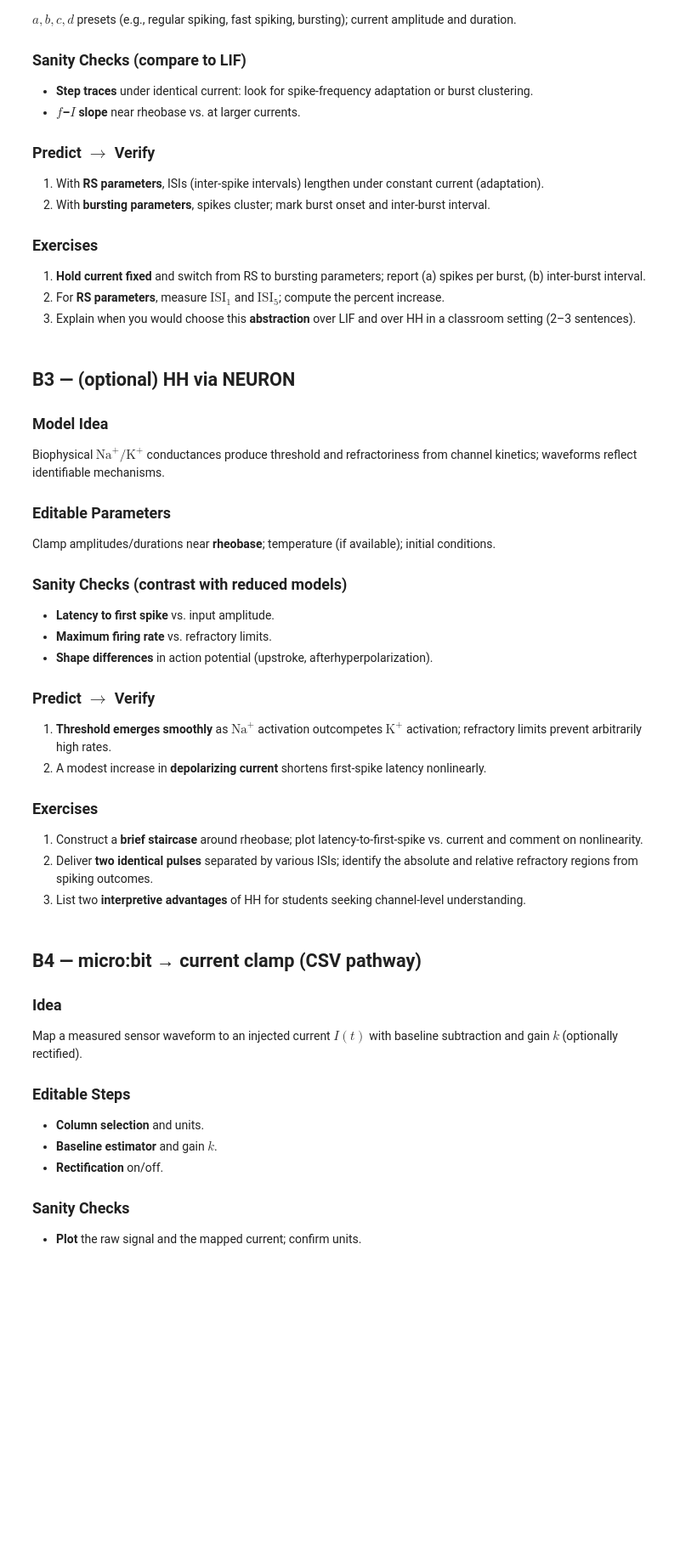
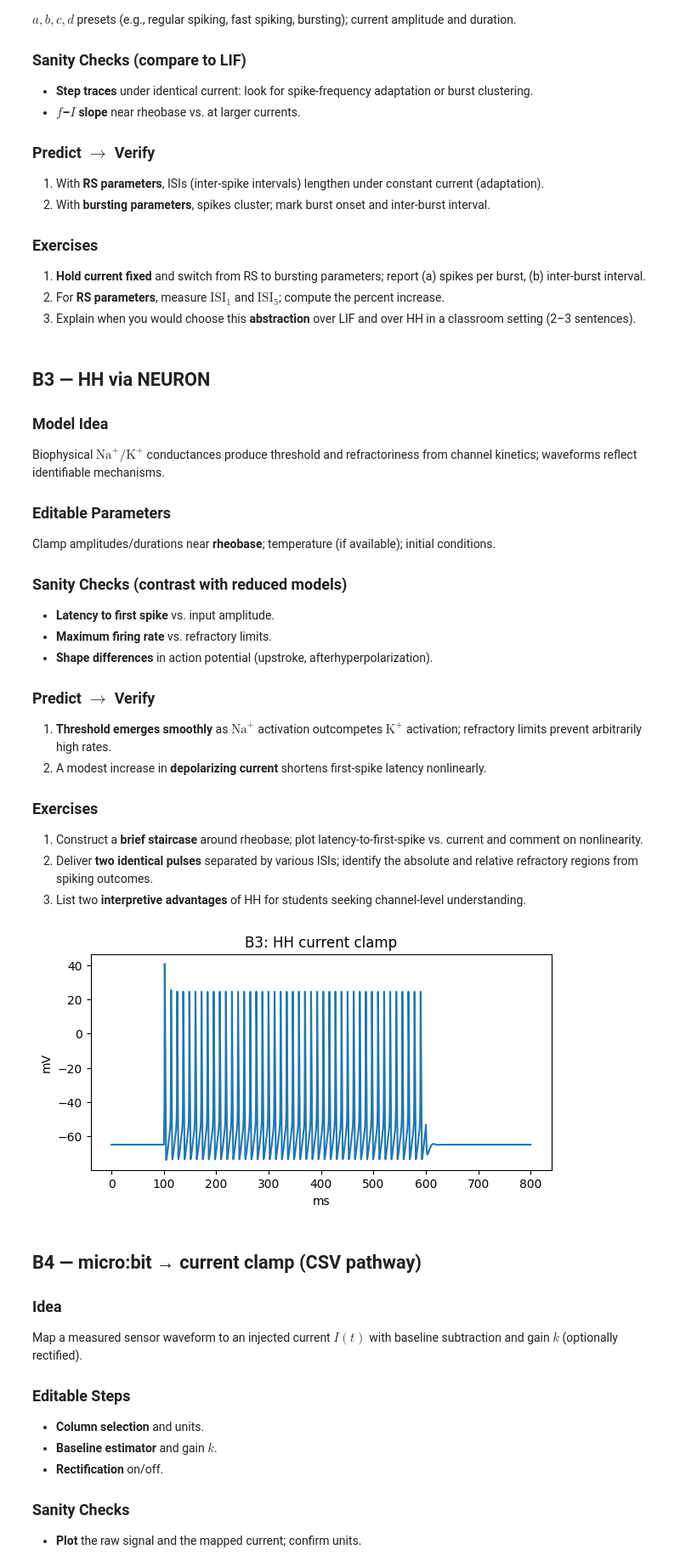
Before and after one commit to cyneuro/Chapter_Colabs, a Jupyter notebook: Colab_B.ipynb, the cells around one changed output. Shown at 85% size. Saved outputs shown, nothing was run; the diff lists cells and outputs as text; code cells hidden in the pictures; blank space fills up the shorter version.

```diff
--- a/Colab_B.ipynb
+++ b/Colab_B.ipynb
@@ -141,13 +141,15 @@ Predict one notebook cell you expect to be unavailable if NEURON fails to load (
 Define a grading rubric for “notebook is reproducible” in 3 bullets (seed control, figure labels, parameter table).
 ### 🔰 B0 Starter (run once) <a id='b0'></a>
 # %%
+# Install dependencies with quotes around the version constraint
+!pip install -q neuron "numpy<2.1" matplotlib --upgrade
 
-# Install everything
-!pip -q install numpy matplotlib --upgrade >/dev/null 2>&1
-
-!pip -q install neuron==8.2.4 >/dev/null 2>&1
 import neuron
-
+from neuron import h
 import numpy as np
 import matplotlib.pyplot as plt
-print({'IN_COLAB':IN_COLAB, 'HAVE_NEURON':HAVE_NEURON})
+
+# Ensure standard run functions are available
+h.load_file('stdrun.hoc')
+
+print("NEURON is ready and functional.")
@@ -226,7 +236,7 @@ for k in range(1,T):
 plt.figure(figsize=(7,3.3)); plt.plot(v,'k')
 plt.title('B2: Izhikevich (RS)'); plt.xlabel('Steps'); plt.ylabel('v (mV)'); plt.tight_layout(); plt.show()
 # %% [markdown]
-## B3 — (optional) HH via NEURON <a id='b3'></a>
+## B3 — HH via NEURON <a id='b3'></a>
 ### Model Idea
 Biophysical $\text{Na}^+/\text{K}^+$ conductances produce threshold and refractoriness from channel kinetics; waveforms reflect identifiable mechanisms.
 
@@ -248,17 +258,39 @@ Clamp amplitudes/durations near **rheobase**; temperature (if available); initia
 3.  List two **interpretive advantages** of HH for students seeking channel-level understanding.
 # %%
 
-try:
-    from neuron import h
-    soma=h.Section(name='soma'); soma.L=soma.diam=12.6157; soma.insert('hh')
-    stim=h.IClamp(soma(0.5)); stim.delay=100; stim.dur=500; stim.amp=0.1
-    v=h.Vector().record(soma(0.5)._ref_v); t=h.Vector().record(h._ref_t)
-    h.finitialize(-65); h.continuerun(800)
-    import numpy as np, matplotlib.pyplot as plt
-    plt.figure(figsize=(7,3.3)); plt.plot(np.array(t),np.array(v))
-    plt.title('B3: HH current clamp'); plt.xlabel('ms'); plt.ylabel('mV'); plt.tight_layout(); plt.show()
-except Exception as e:
-    print('NEURON not available; skip HH demo')
+import numpy as np
+import matplotlib.pyplot as plt
+from neuron import h
+
+# --- ADD THIS LINE ---
+h.load_file('stdrun.hoc')
+# ---------------------
+
+soma = h.Section(name='soma')
+soma.L = soma.diam = 12.6157
+soma.insert('hh')
+
+stim = h.IClamp(soma(0.5))
+stim.delay = 100
+stim.dur = 500
+stim.amp = 0.1
+
+v = h.Vector().record(soma(0.5)._ref_v)
+t = h.Vector().record(h._ref_t)
+
+h.finitialize(-65)
+h.continuerun(800) # This will now work!
+
+
+# Plotting
+plt.figure(figsize=(7, 3.3))
+plt.plot(t, v)
+plt.title('B3: HH current clamp')
+plt.xlabel('ms')
+plt.ylabel('mV')
+plt.show()
+# %% [output]
+[figure, added]
 # %% [markdown]
 ## B4 — micro:bit → current clamp (CSV pathway) <a id='b4'></a>
 ### Idea
```
Also changed, not shown: parts of 8 cells of this notebook.
